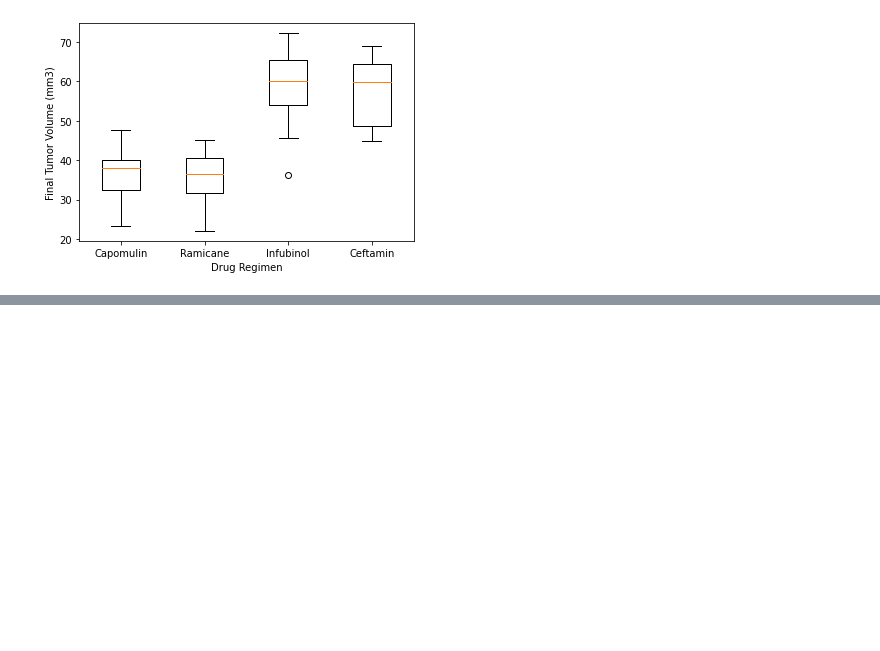
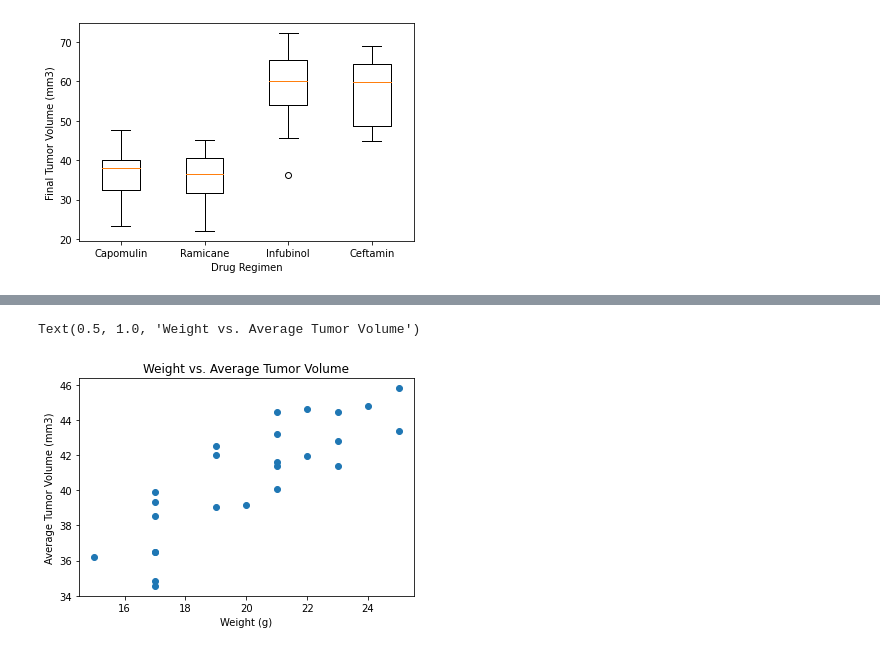
Before and after one commit to ytran010/matplotlib-challenge, a Jupyter notebook: Pymaceuticals.ipynb, the cells around one changed output, grey strips where cells are left out. Saved outputs shown, nothing was run; the diff lists cells and outputs as text; code cells hidden in the pictures; blank space fills up the shorter version.

```diff
--- a/Pymaceuticals.ipynb
+++ b/Pymaceuticals.ipynb
@@ -340,0 +342,17 @@ Text(0.5, 1.0, 'Capomulin of mouse f966')
+# %%
+# Generate a scatter plot of average tumor volume vs. mouse weight for the Capomulin regimen
+cap_mouse = clean_mouse_study.loc[clean_mouse_study["Drug Regimen"] == treatment_list[0],:]
+grouped_cap_mouse = cap_mouse.groupby("Mouse ID")
+avg_tumor_vol = grouped_cap_mouse["Tumor Volume (mm3)"].mean()
+
+mouse_weight = grouped_cap_mouse["Weight (g)"].mean()
+
+
+plt.scatter(mouse_weight, avg_tumor_vol)
+
+plt.xlabel("Weight (g)")
+plt.ylabel("Average Tumor Volume (mm3)")
+plt.title("Weight vs. Average Tumor Volume")
+# %% [output]
+Text(0.5, 1.0, 'Weight vs. Average Tumor Volume')
+[figure, added]
```
Also changed, not shown: parts of 28 cells of this notebook.
